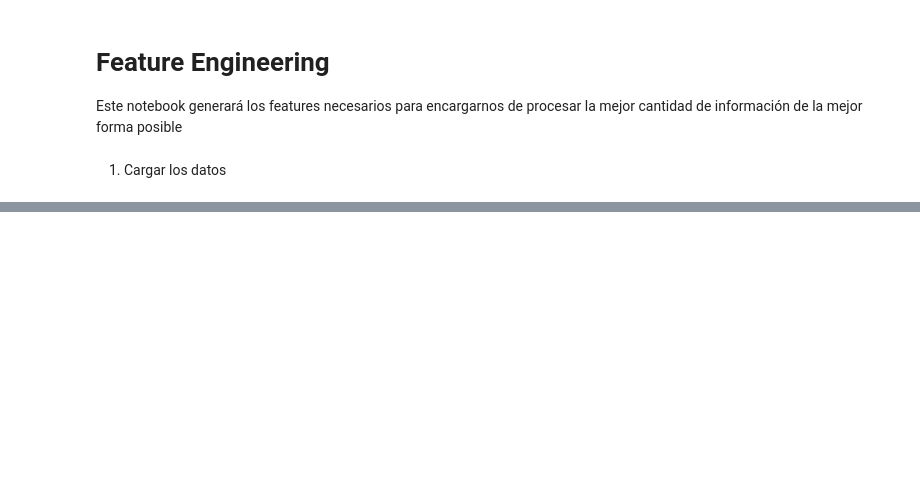
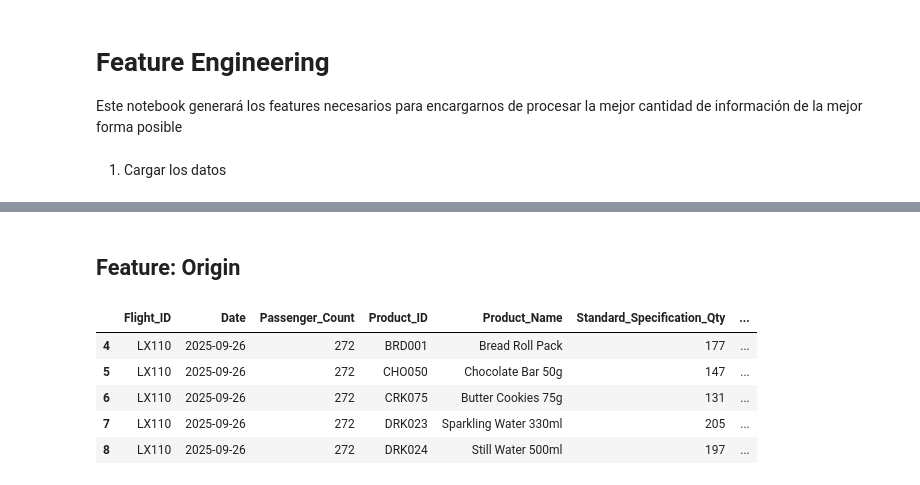
Before and after one commit to Pansocrates03/hackmty2025-gategroup, a Jupyter notebook: consumption-prediction/notebooks/A2.FeatureEngineering.ipynb, the cells around one changed output, grey strips where cells are left out. Saved outputs shown, nothing was run; the diff lists cells and outputs as text; code cells hidden in the pictures; blank space fills up the shorter version.

```diff
--- a/consumption-prediction/notebooks/A2.FeatureEngineering.ipynb
+++ b/consumption-prediction/notebooks/A2.FeatureEngineering.ipynb
@@ -40,0 +51,13 @@ df.head()
+# %% [markdown]
+## Feature: Origin
+# %%
+# One hot encoding de la columna 'Origin'
+df = pd.get_dummies(df, columns=['Origin'], prefix='Origin') # One hot encoding para 'Origin'
+df.head()
+# %% [output]
+|  | Flight_ID | Date | Passenger_Count | Product_ID | Product_Name | Standard_Specification_Qty | ... |
+| 4 | LX110 | 2025-09-26 | 272 | BRD001 | Bread Roll Pack | 177 | ... |
+| 5 | LX110 | 2025-09-26 | 272 | CHO050 | Chocolate Bar 50g | 147 | ... |
+| 6 | LX110 | 2025-09-26 | 272 | CRK075 | Butter Cookies 75g | 131 | ... |
+| 7 | LX110 | 2025-09-26 | 272 | DRK023 | Sparkling Water 330ml | 205 | ... |
+| 8 | LX110 | 2025-09-26 | 272 | DRK024 | Still Water 500ml | 197 | ... |
```
Also changed, not shown: parts of 10 cells of this notebook, 4 other files.
